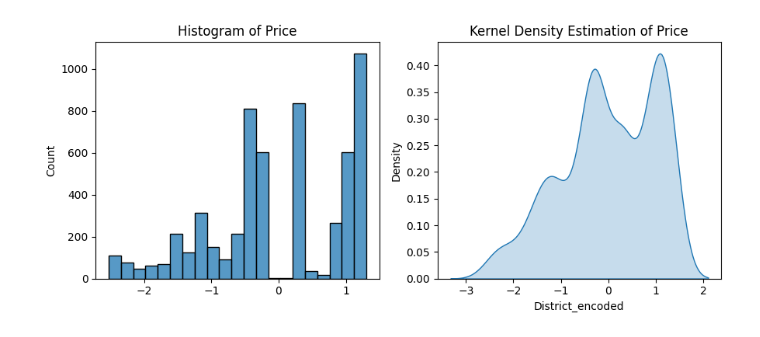
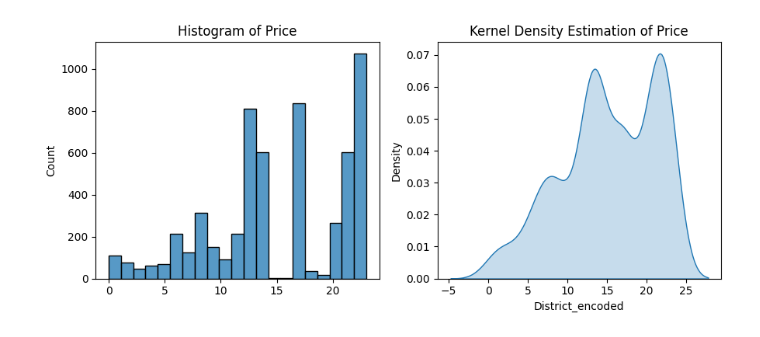
Before and after one commit to vtphatt2/House-Price-Prediction, a Jupyter notebook: KDE/KDE.ipynb, the cells around one changed output. Cells and saved outputs as stored; diff of their text form; code cells hidden in the pictures.

```diff
--- a/KDE/KDE.ipynb
+++ b/KDE/KDE.ipynb
@@ -9,25 +9,22 @@ from statsmodels.nonparametric.kde import KDEUnivariate
 # %%
 
 # Đọc dữ liệu từ file CSV
-df = pd.read_csv('scaled_data.csv')
-
-# Lọc dữ liệu tại một thời điểm nhất định (giả sử tại tháng 6)
-filtered_data = df[df['Month'] == 6]
+df = pd.read_csv('data.csv')
 
 fig, axes = plt.subplots(1, 2, figsize=(9, 4))
 # Histogram
 sns.histplot(df['District_encoded'], ax=axes[0])
 axes[0].set_title('Histogram of Price')
 axes[0].set_xlabel('')
 axes[0].set_ylabel('Count')
 
 # KDE Plot
 sns.kdeplot(df['District_encoded'], bw_adjust = 1.5, ax=axes[1],  fill=True, cmap='viridis')
 axes[1].set_title('Kernel Density Estimation of Price')
 axes[1].set_xlabel('District_encoded')
 axes[1].set_ylabel('Density')
 
 plt.tight_layout()
 plt.show()
 # %% [output]
-[figure, old version]
+[figure, new version]
```
Also changed, not shown: 2 other files.
